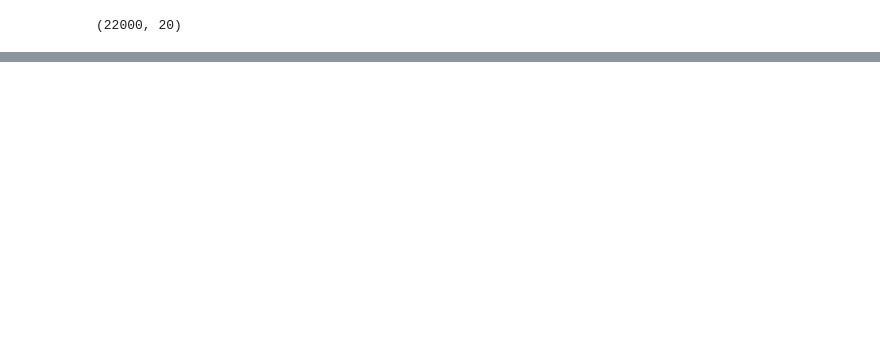
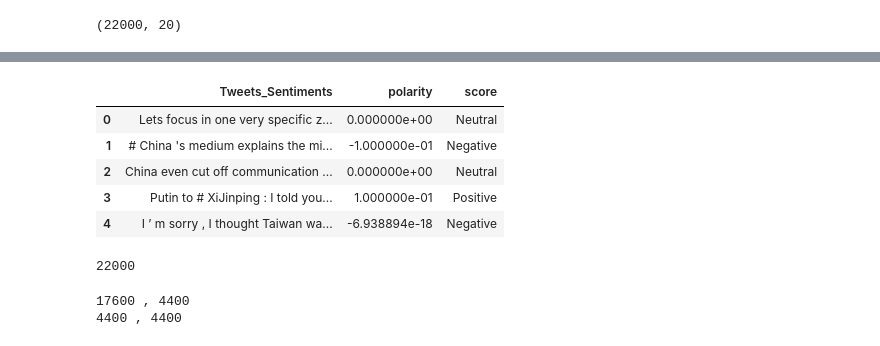
Before and after one commit to nahomHmichael/Twitter-Data-Analysis-10acad, a Jupyter notebook: topic_modeling.ipynb, the cells around one changed output, grey strips where cells are left out. Drawn from its saved outputs; the diff is of its cells as text; code cells hidden in the pictures; blank space fills up the shorter version.

```diff
--- a/topic_modeling.ipynb
+++ b/topic_modeling.ipynb
@@ -61,0 +288,15 @@ test_set = sentiment_tweet_data.iloc[17601:,]
+# %%
+sentiment_tweet = model_df[['Tweets_Sentiments','polarity']]
+# %%
+score = pd.Series([getSentimentTextBlob(row_value) for row_value in sentiment_tweet['polarity']])
+# %%
+sentiment_tweet = pd.concat([sentiment_tweet, score.rename("score")], axis=1)
+# %%
+sentiment_tweet.head()
+# %% [output]
+|  | Tweets_Sentiments | polarity | score |
+| 0 | Lets focus in one very specific z... | 0.000000e+00 | Neutral |
+| 1 | # China 's medium explains the mi... | -1.000000e-01 | Negative |
+| 2 | China even cut off communication ... | 0.000000e+00 | Neutral |
+| 3 | Putin to # XiJinping : I told you... | 1.000000e-01 | Positive |
+| 4 | I ’ m sorry , I thought Taiwan wa... | -6.938894e-18 | Negative |
@@ -61,0 +305,4 @@ test_set = sentiment_tweet_data.iloc[17601:,]
+# %%
+len(scoremap)
+# %% [output]
+22000
@@ -61,0 +315,6 @@ test_set = sentiment_tweet_data.iloc[17601:,]
+# %%
+print(X_train.size,',' , X_test.size)
+print(X_test.size, ',',y_test.size)
+# %% [output]
+17600 , 4400
+4400 , 4400
```
Also changed, not shown: parts of 83 cells of this notebook, 1 other file.
